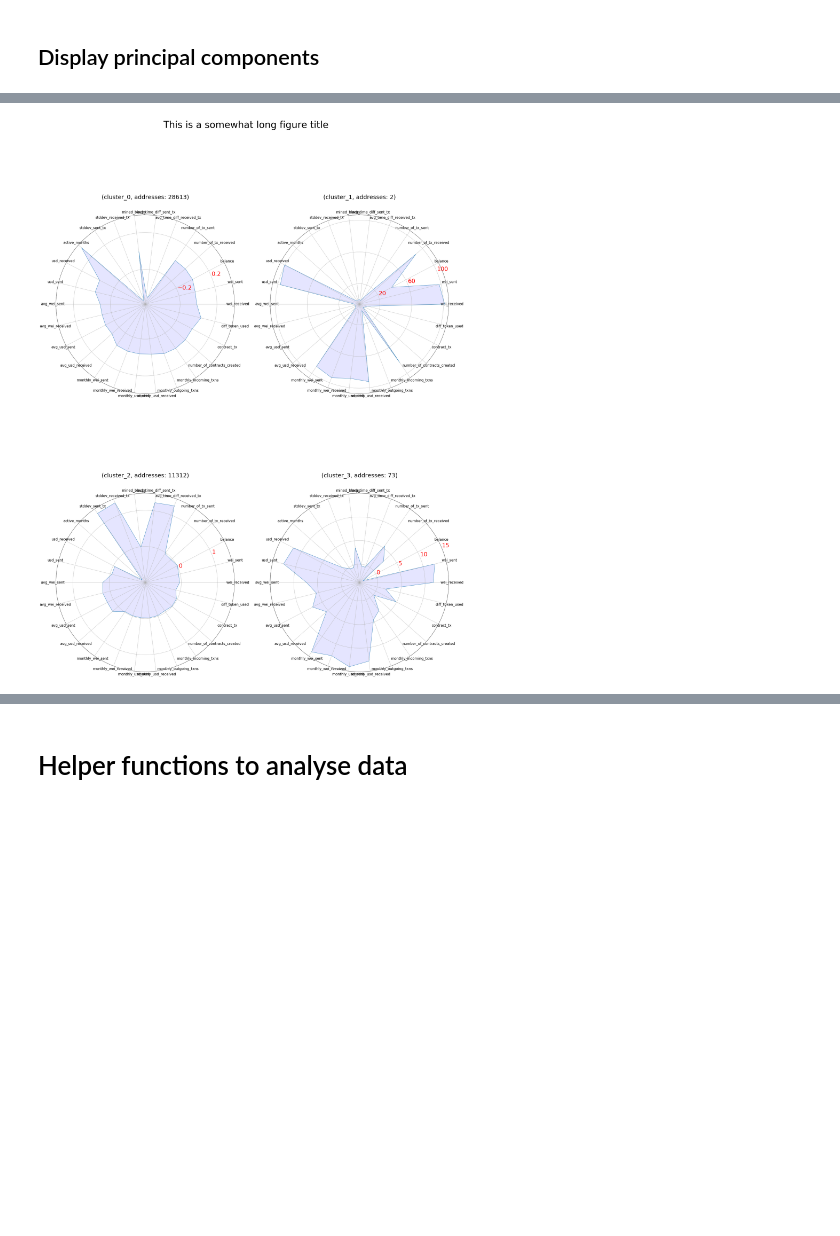
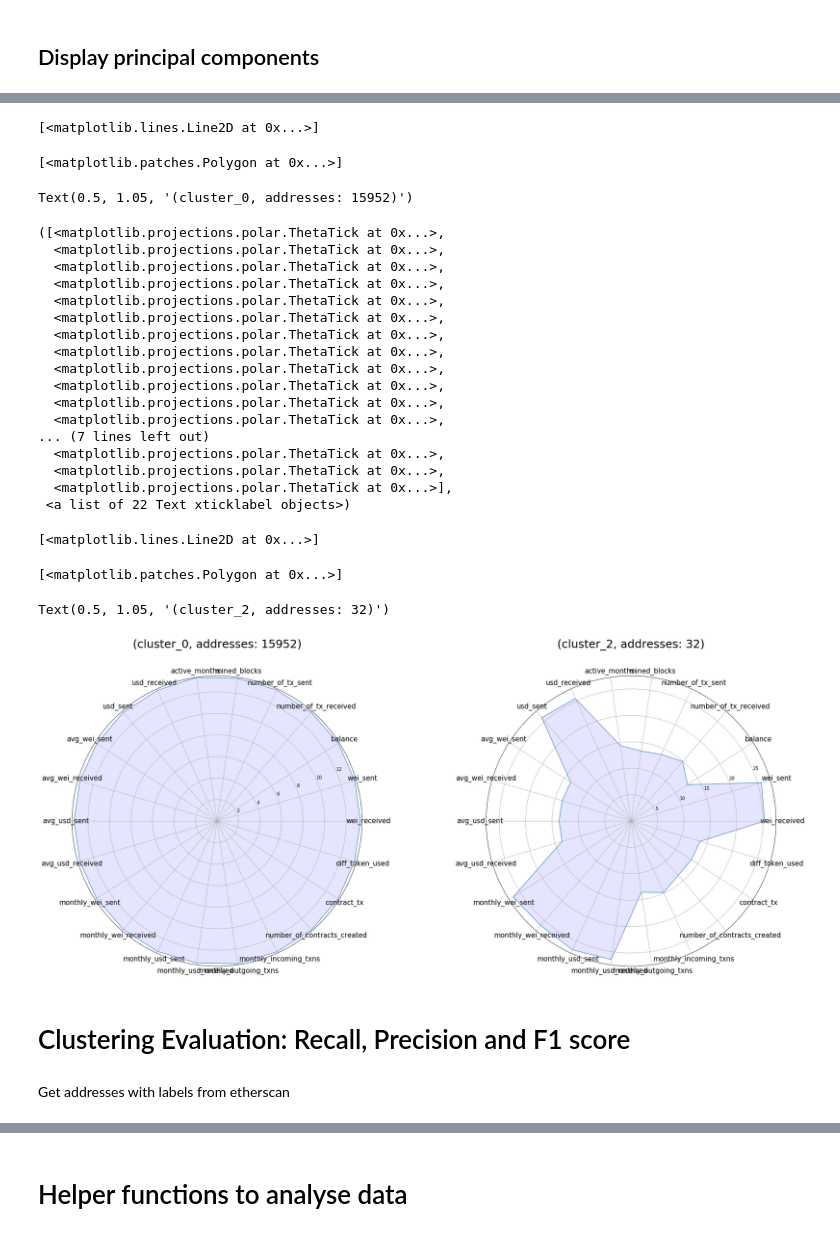
Before and after one commit to mgsgde/ethcluster, a Jupyter notebook: clusteranalysis.ipynb, the cells around one changed output, grey strips where cells are left out. Cells and saved outputs as stored; diff of their text form; code cells hidden in the pictures; blank space fills up the shorter version.

```diff
--- a/clusteranalysis.ipynb
+++ b/clusteranalysis.ipynb
@@ -330,12 +404,27 @@ The optimal number of clusters is 4.
 # %%
-# from sklearn.metrics import calinski_harabaz_score as ch_score
+from sklearn.metrics import calinski_harabaz_score as ch_score
 
-# thresholds = np.linspace(.01,3, 20)
+# thresholds = np.linspace(.01,3, 10)
+thresholds = np.linspace(.0001,.6, 20)
 
-# test = [remove_outliers(features, features_std_pca, kmeans_opt,t) for t in thresholds]
+features_tables_without_outliers = [remove_outliers(features_std_pca, kmeans_opt, t) for t in thresholds]
 
 # scores= []
 
-# for (res1, res2, labels) in test:
-#     scores.append(metrics.calinski_harabasz_score(res2, labels))
+# for (features, labels) in test:
+#     features.head()
+#     len(labels)
+#     len(features)
+#     if not features.empty and len(np.unique(np.array(labels))) > 1:
+#         scores.append(metrics.calinski_harabasz_score(features, labels))
+# %%
+scores= []
+res = []
+
+for f,t in zip(features_tables_without_outliers, thresholds):
+    if not features.empty and len(f["label"].unique()) > 1:
+        scores.append((metrics.calinski_harabasz_score(f.drop(columns=["label"]), f["label"]), t))
+        res.append(f)
+
+scores = [x for x in zip(*scores)]
 # %%
@@ -347,7 +442,13 @@ The optimal number of clusters is 4.
 # %%
-# features, features_std_pca, labels = remove_outliers(features, features_std_pca, kmeans_opt, optimalThreshold)
+features_std_pca_without_outliers = res[np.argmax(scores)]
 # features_std_pca = pd.DataFrame(features_std_pca)
 # features = pd.DataFrame(features)
+# %%
+# features_std_pca_without_outliers.head()
+if outlier_removal == OUTLIER_REMOVAL.VARIANCE_THRESHOLD_WITHIN_CLUSTER.value:
+    features = features.reindex(features_std_pca_without_outliers.index)
+    features_std = features_std.reindex(features_std_pca_without_outliers.index)
+    features_std_pca = features_std_pca.reindex(features_std_pca_without_outliers.index)
 # %% [markdown]
 # Visualisierung: T-SNE
 # %%
@@ -578,8 +672,11 @@ for label in labels:
     feature_means_tmp.name = 'cluster_{}'.format(label)
     feature_std_means = feature_std_means.append(feature_means_tmp)
 
+# make all values positive, otherwise bigger values are displayed as if they were smaller
+feature_std_means_positive = feature_std_means + feature_std_means.max().max()
+
 for i,v in feature_std_means.iterrows():
-    tmp_values = feature_std_means.loc[i].values.tolist()
+    tmp_values = feature_std_means_positive.loc[i].values.tolist()
     tmp_values += tmp_values[:1]
     values[i] = tmp_values
 
@@ -587,12 +684,11 @@ angles = [n / float(N) * 2 * pi for n in range(N)]
 angles += angles[:1]
 
 fig = plt.figure(figsize=(30,40))
-fig.suptitle('This is a somewhat long figure title', fontsize=40)
 
 i = 1
 
 for cluster_name, cluster_values in values.items():
-    position = int("".join([str(22), str(i)]))
+    position = int("".join([str(32), str(i)]))
     i += 1
     axis = plt.subplot(position, polar=True)
     plt.sca(axis)
@@ -602,5 +698,5 @@ for cluster_name, cluster_values in values.items():
     axis.plot(angles, cluster_values, linewidth=1, linestyle='solid')
     axis.fill(angles, cluster_values, 'b', alpha=0.1)
     axis.set_title("({}, addresses: {})".format(cluster_name, clusters[cluster_name]["number_of_addresses"]), color = "black", size=25, loc="center", pad=30)
-    plt.yticks([t for i,t in enumerate(axis.get_yticks()) if i%2!=0], size=25, c="red")
+#     plt.yticks([t for i,t in enumerate(axis.get_yticks()) if i%2!=0], size=25, c="red")
 # %% [output]
@@ -607,4 +720,27 @@ for cluster_name, cluster_values in values.items():
+[<matplotlib.lines.Line2D at 0x...>]
+[<matplotlib.patches.Polygon at 0x...>]
+Text(0.5, 1.05, '(cluster_0, addresses: 15952)')
+([<matplotlib.projections.polar.ThetaTick at 0x...>,
+  <matplotlib.projections.polar.ThetaTick at 0x...>,
+  <matplotlib.projections.polar.ThetaTick at 0x...>,
+  <matplotlib.projections.polar.ThetaTick at 0x...>,
+  <matplotlib.projections.polar.ThetaTick at 0x...>,
+  <matplotlib.projections.polar.ThetaTick at 0x...>,
+  <matplotlib.projections.polar.ThetaTick at 0x...>,
+  <matplotlib.projections.polar.ThetaTick at 0x...>,
+  <matplotlib.projections.polar.ThetaTick at 0x...>,
+  <matplotlib.projections.polar.ThetaTick at 0x...>,
+  <matplotlib.projections.polar.ThetaTick at 0x...>,
+  <matplotlib.projections.polar.ThetaTick at 0x...>,
+... (7 lines left out)
+  <matplotlib.projections.polar.ThetaTick at 0x...>,
+  <matplotlib.projections.polar.ThetaTick at 0x...>,
+  <matplotlib.projections.polar.ThetaTick at 0x...>],
+ <a list of 22 Text xticklabel objects>)
+[<matplotlib.lines.Line2D at 0x...>]
+[<matplotlib.patches.Polygon at 0x...>]
+Text(0.5, 1.05, '(cluster_2, addresses: 32)')
-[figure, old version]
+[figure, new version]
 # %%
 # from math import pi
 
@@ -654,3 +790,7 @@ for cluster_name, cluster_values in values.items():
 #     print("Length of cluster with id={}: {}".format(i, len(x)))
 #     display(x)
 #     print("############################")
+# %% [markdown]
+# Clustering Evaluation: Recall, Precision and F1 score
+# %% [markdown]
+Get addresses with labels from etherscan
```
Also changed, not shown: parts of 56 cells of this notebook, 4 other files.
